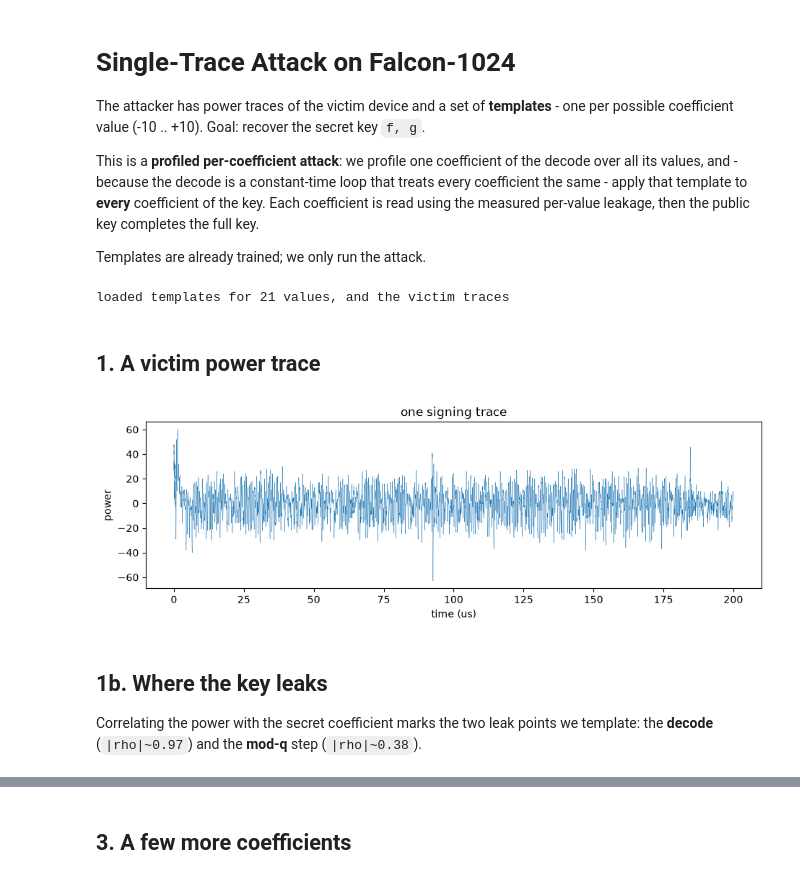
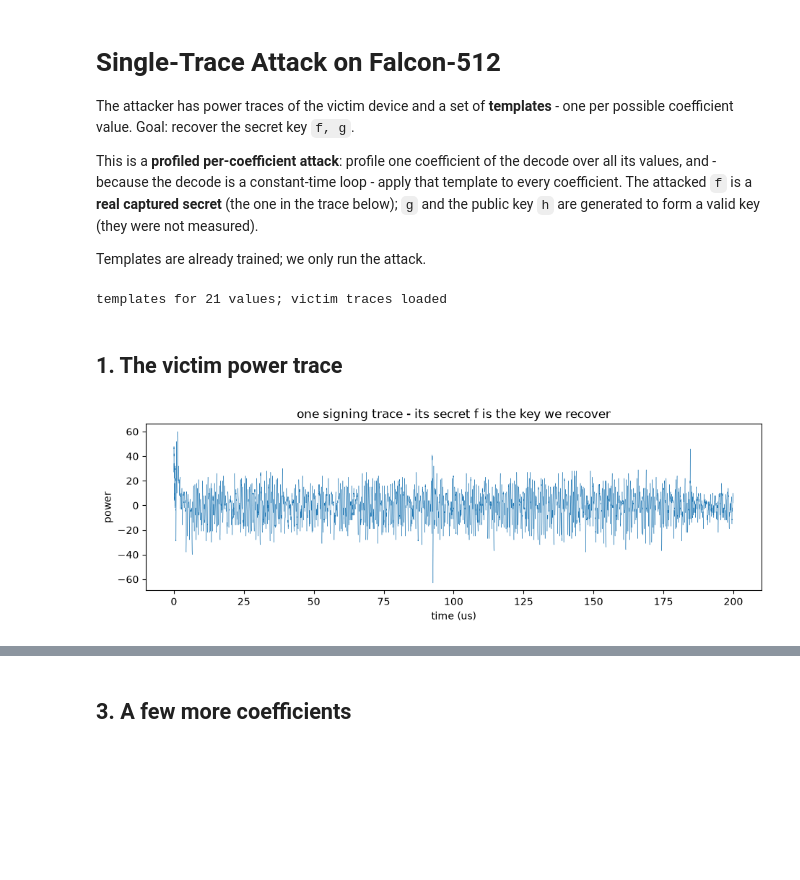
Before and after one commit to Mervespm/Pinata, a Jupyter notebook: sca-scripts/demo/falcon_demo.ipynb, the cells around one changed output, grey strips where cells are left out. Saved outputs shown, nothing was run; the diff lists cells and outputs as text; code cells hidden in the pictures; blank space fills up the shorter version.

Commit message:
Demo: attack a real captured key (real f, generated g/h); Falcon-512, coherent with shown trace

```diff
--- a/sca-scripts/demo/falcon_demo.ipynb
+++ b/sca-scripts/demo/falcon_demo.ipynb
@@ -1,13 +1,13 @@
 # %% [markdown]
-# Single-Trace Attack on Falcon-1024
+# Single-Trace Attack on Falcon-512
 
 The attacker has power traces of the victim device and a set of **templates** - one per
-possible coefficient value (-10 .. +10). Goal: recover the secret key `f, g`.
+possible coefficient value. Goal: recover the secret key `f, g`.
 
-This is a **profiled per-coefficient attack**: we profile one coefficient of the decode over
-all its values, and - because the decode is a constant-time loop that treats every coefficient
-the same - apply that template to **every** coefficient of the key. Each coefficient is read
-using the measured per-value leakage, then the public key completes the full key.
+This is a **profiled per-coefficient attack**: profile one coefficient of the decode over all
+its values, and - because the decode is a constant-time loop - apply that template to every
+coefficient. The attacked `f` is a **real captured secret** (the one in the trace below); `g`
+and the public key `h` are generated to form a valid key (they were not measured).
 
 Templates are already trained; we only run the attack.
 # %%
@@ -17,22 +17,19 @@ import matplotlib.pyplot as plt
 import trsfile
 sys.path.insert(0, os.path.abspath(os.path.join('..', 'template_attack')))
 import falcon_keymath as km
+n = 512                               # Falcon-512
 
-# the trained templates: one model per possible coefficient value
+# trained templates: one model per possible coefficient value
 T = np.load(os.path.join('..', 'template_attack', 'templates.npz'))
-candidates = T['classes'] - 10        # the possible values, -10 .. +10
-pois = T['pois']                      # the time samples the template looks at
-mu, sd = T['mu'], T['sd']             # used to normalize a trace
-W, b = T['W_lda'], T['b_lda']         # the template model
+candidates = T['classes'] - 10; pois = T['pois']
+mu, sd, W, b = T['mu'], T['sd'], T['W_lda'], T['b_lda']
 
-# the victim key we want to recover, and the public key
-K = np.load('nb_falcon1024.npz')
-f_true = K['f'].astype(int)
-g_true = K['g'].astype(int)
-h = K['h'].astype(np.uint32)
-N = km.N
+# the victim key: real f (from the trace), generated g and public h
+K = np.load('nb_falcon512.npz')
+f_true = K['f'].astype(int); g_true = K['g'].astype(int); h = K['h'].astype(np.uint32)
+example = K['example'].astype(float)
 
-# the real power traces, grouped by which coefficient value they measured
+# real power traces, grouped by the coefficient value they measured
 traces = {}
 with trsfile.trs_open(r'C:/Users/mervkara/Inspector/data/falcon_gui_split_leak1/split_TEST.trs', 'r') as ts:
     for i in range(len(ts)):
@@ -40,22 +37,15 @@ with trsfile.trs_open(r'C:/Users/mervkara/Inspector/data/falcon_gui_split_leak1/
         traces.setdefault(value, []).append(np.asarray(ts[i].samples)[pois])
 for value in traces:
     traces[value] = np.array(traces[value], float)
-
-print('loaded templates for', len(candidates), 'values, and the victim traces')
+print('templates for', len(candidates), 'values; victim traces loaded')
 # %% [output]
-loaded templates for 21 values, and the victim traces
+templates for 21 values; victim traces loaded
 # %% [markdown]
-## 1. A victim power trace
+## 1. The victim power trace
 # %%
-example = np.load('nb_corr_full.npz')['example'].astype(float)
 plt.figure(figsize=(11, 3))
 plt.plot(np.arange(len(example)) / 1000.0, example, lw=.3)
-plt.xlabel('time (us)'); plt.ylabel('power'); plt.title('one signing trace')
+plt.xlabel('time (us)'); plt.ylabel('power'); plt.title('one signing trace - its secret f is the key we recover')
 plt.show()
 # %% [output]
-[figure, old version]
+[figure, new version]
-# %% [markdown]
-## 1b. Where the key leaks
-
-Correlating the power with the secret coefficient marks the two leak points we template:
-the **decode** (`|rho|~0.97`) and the **mod-q** step (`|rho|~0.38`).
```
Also changed, not shown: parts of 9 cells of this notebook, 3 other files.
